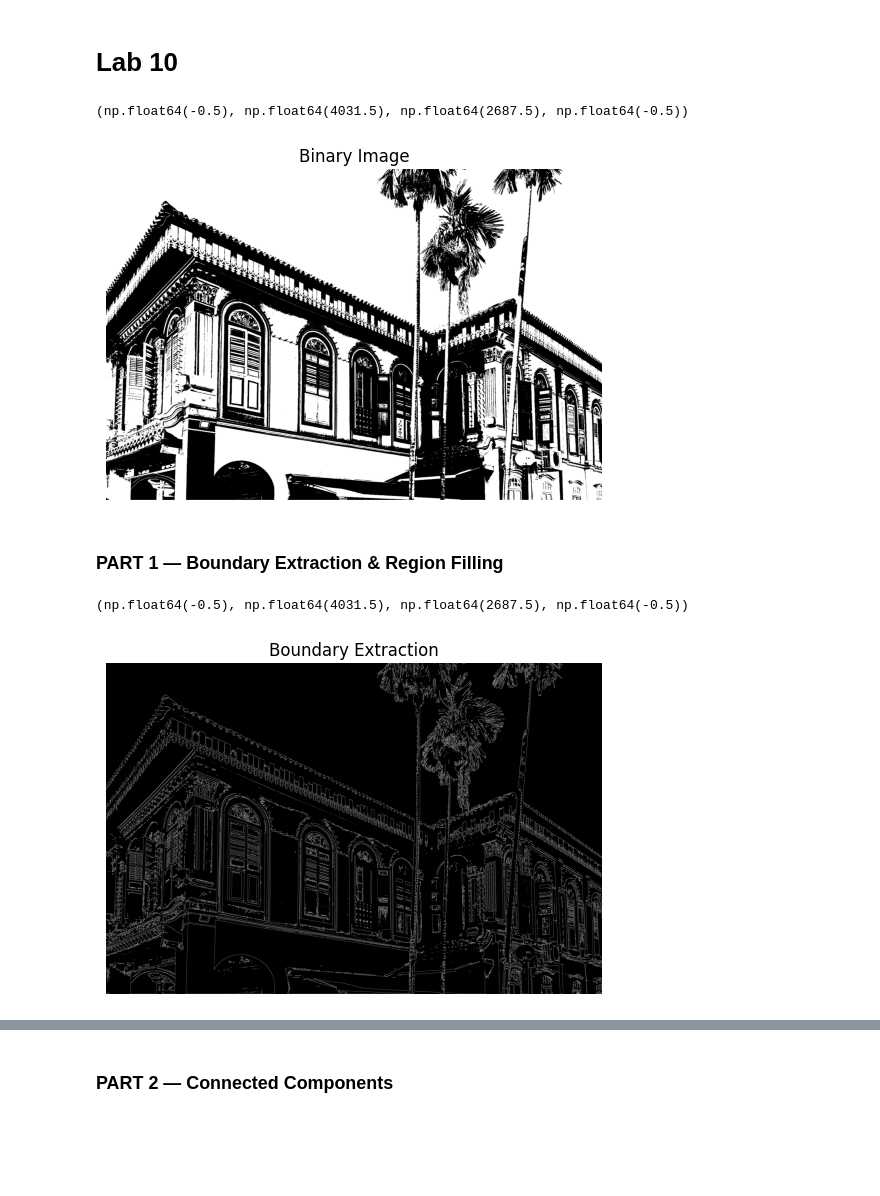
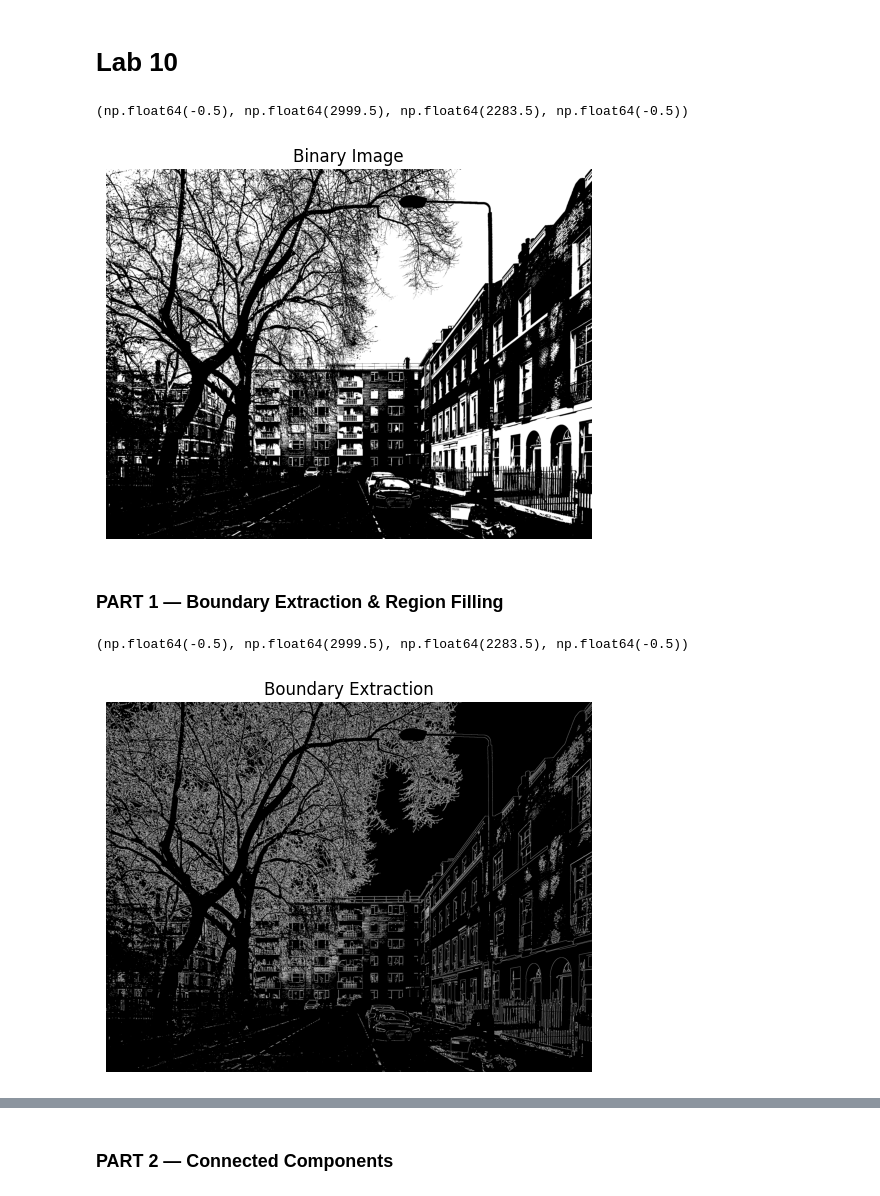
Before and after one commit to Ravi-ranjan1801/DIP-Lab, a Jupyter notebook: dip_lab_10_Advanced_Morphology.ipynb, the cells around one changed output, grey strips where cells are left out. Saved outputs shown, nothing was run; the diff lists cells and outputs as text; code cells hidden in the pictures; blank space fills up the shorter version.

```diff
--- a/dip_lab_10_Advanced_Morphology.ipynb
+++ b/dip_lab_10_Advanced_Morphology.ipynb
@@ -7,16 +7,16 @@ import numpy as np
 import cv2
 import matplotlib.pyplot as plt
 # %%
-img = cv2.imread('img.webp',0)
+img = cv2.imread('img.avif',0)
 
 _, binary = cv2.threshold(img,127,255,cv2.THRESH_BINARY)
 
 plt.imshow(binary, cmap='gray')
 plt.title("Binary Image")
 plt.axis('off')
 # %% [output]
-(np.float64(-0.5), np.float64(4031.5), np.float64(2687.5), np.float64(-0.5))
+(np.float64(-0.5), np.float64(2999.5), np.float64(2283.5), np.float64(-0.5))
-[figure, old version]
+[figure, new version]
 # %% [markdown]
 ### PART 1 — Boundary Extraction & Region Filling
 # %%
@@ -30,8 +30,8 @@ plt.imshow(boundary, cmap='gray')
 plt.title("Boundary Extraction")
 plt.axis('off')
 # %% [output]
-(np.float64(-0.5), np.float64(4031.5), np.float64(2687.5), np.float64(-0.5))
+(np.float64(-0.5), np.float64(2999.5), np.float64(2283.5), np.float64(-0.5))
-[figure, old version]
+[figure, new version]
 # %%
 filled = binary.copy()
 
```
Also changed, not shown: parts of 6 cells of this notebook.
